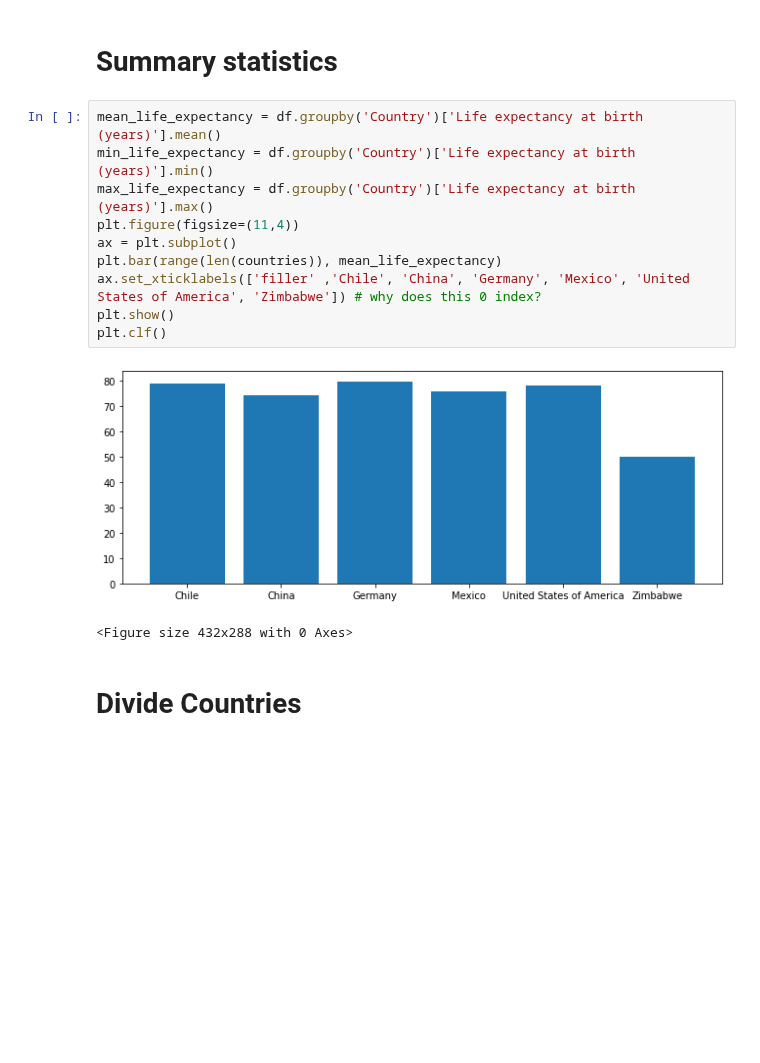
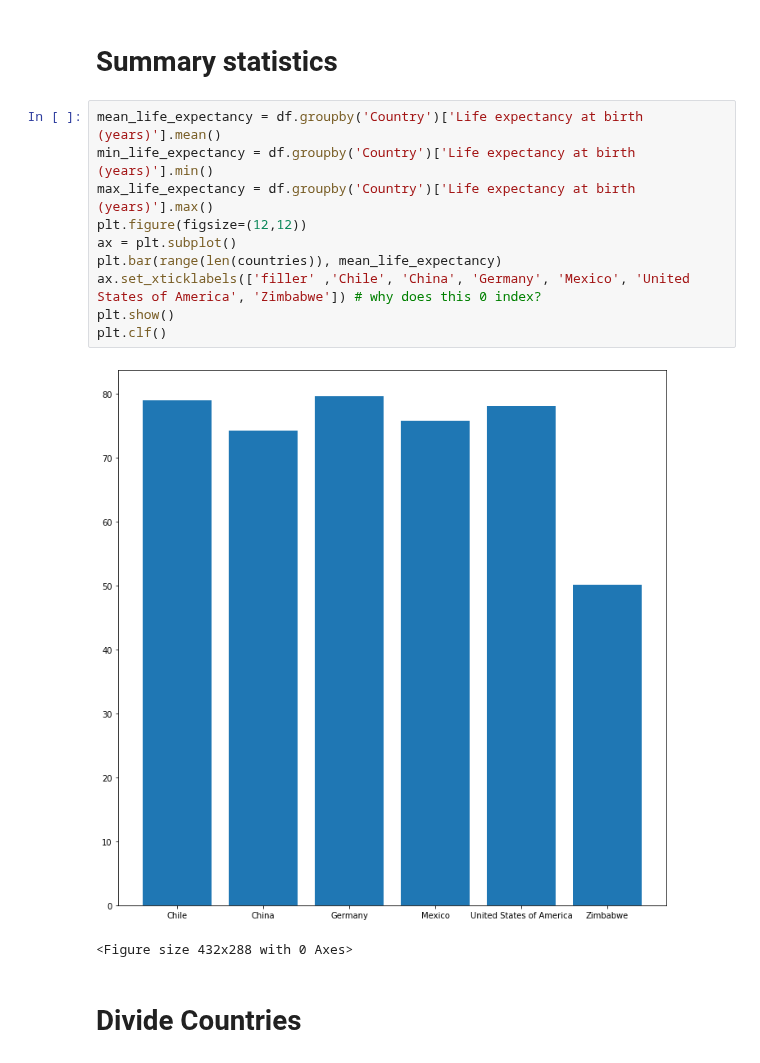
Before and after one commit to TahlonBrahic/Data-Science-Portfolio, a Jupyter notebook: Data Analysis/GDP vs Life Expectancy/GDPvsLifeExpectancy.ipynb, the cells around one changed output. Cells and saved outputs as stored; diff of their text form; blank space fills up the shorter version.

```diff
--- a/Data Analysis/GDP vs Life Expectancy/GDPvsLifeExpectancy.ipynb
+++ b/Data Analysis/GDP vs Life Expectancy/GDPvsLifeExpectancy.ipynb
@@ -11,15 +11,15 @@ countries = df.Country.unique().tolist()
 # %%
 mean_life_expectancy = df.groupby('Country')['Life expectancy at birth (years)'].mean()
 min_life_expectancy = df.groupby('Country')['Life expectancy at birth (years)'].min()
 max_life_expectancy = df.groupby('Country')['Life expectancy at birth (years)'].max()
-plt.figure(figsize=(11,4))
+plt.figure(figsize=(12,12))
 ax = plt.subplot()
 plt.bar(range(len(countries)), mean_life_expectancy)
 ax.set_xticklabels(['filler' ,'Chile', 'China', 'Germany', 'Mexico', 'United States of America', 'Zimbabwe']) # why does this 0 index?
 plt.show()
 plt.clf()
 # %% [output]
-[figure, old version]
+[figure, new version]
 <Figure size 432x288 with 0 Axes>
 # %% [markdown]
 # Divide Countries
```
